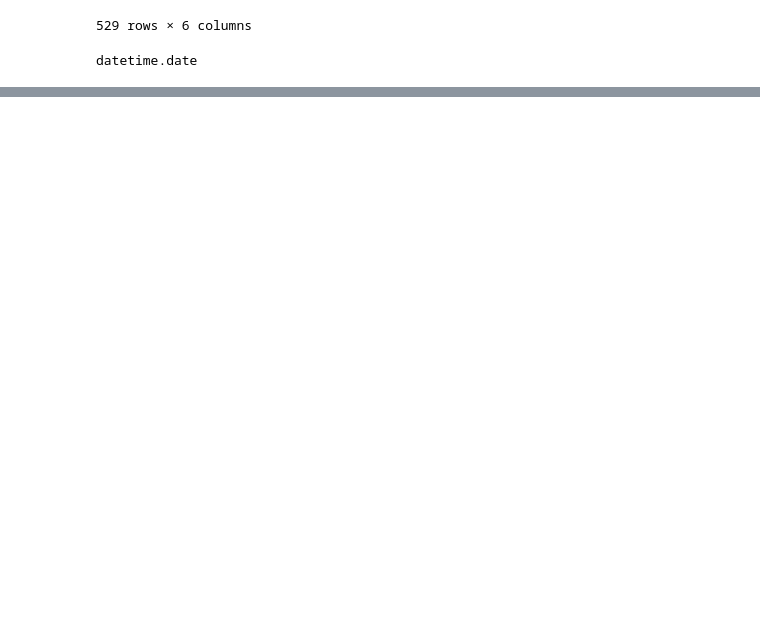
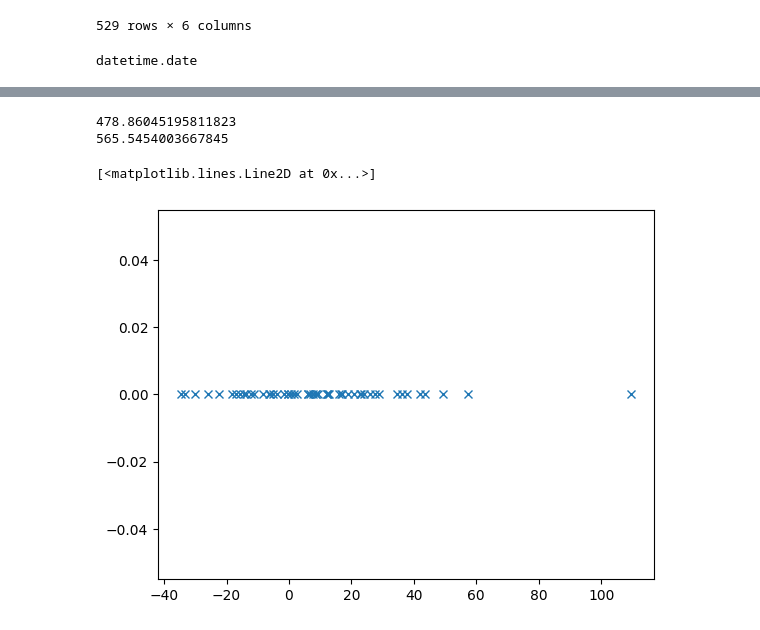
Before and after one commit to tracehankins/MarketWatchAnalysis, a Jupyter notebook: mwbacktester.ipynb, the cells around one changed output, grey strips where cells are left out. Cells and saved outputs as stored; diff of their text form; code cells hidden in the pictures; blank space fills up the shorter version.

```diff
--- a/mwbacktester.ipynb
+++ b/mwbacktester.ipynb
@@ -214,0 +230,4 @@ df
+# %%
+df['pnl'] = (df['exit_price'] - df['entry_price']) * (100 / df['entry_price']) * (df['Position (Long = 1, Short = -1)'])
+df['spy_pnl'] = (df['spy_exit_price'] - df['spy_entry_price']) * (100 / df['spy_entry_price']) * (df['Position (Long = 1, Short = -1)'])
+df
@@ -214,0 +248,16 @@ df
+# %%
+long_df = df[df['Position (Long = 1, Short = -1)'] == 1]
+long_total_pnl = long_df['pnl'].sum()
+print(long_total_pnl)
+long_total_spy_pnl = long_df['spy_pnl'].sum()
+print(long_total_spy_pnl)
+
+
+plt.plot(list(long_df['pnl']), np.zeros_like(list(long_df['pnl'])), 'x')
+
+# type(long_df['pnl'])
+# %% [output]
+478.86045195811823
+565.5454003667845
+[<matplotlib.lines.Line2D at 0x...>]
+[figure, added]
```
Also changed, not shown: parts of 11 cells of this notebook, 1 other file.
